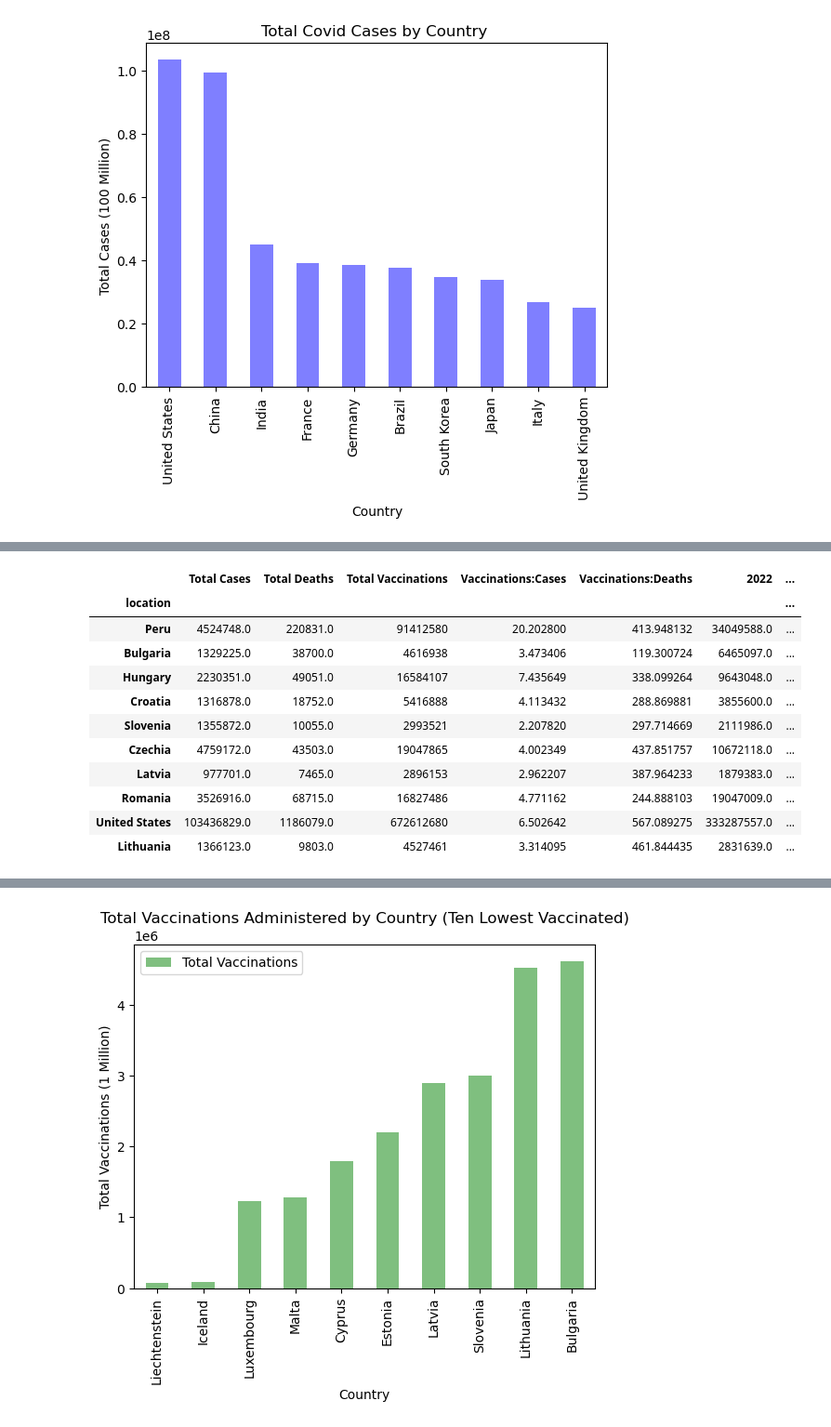
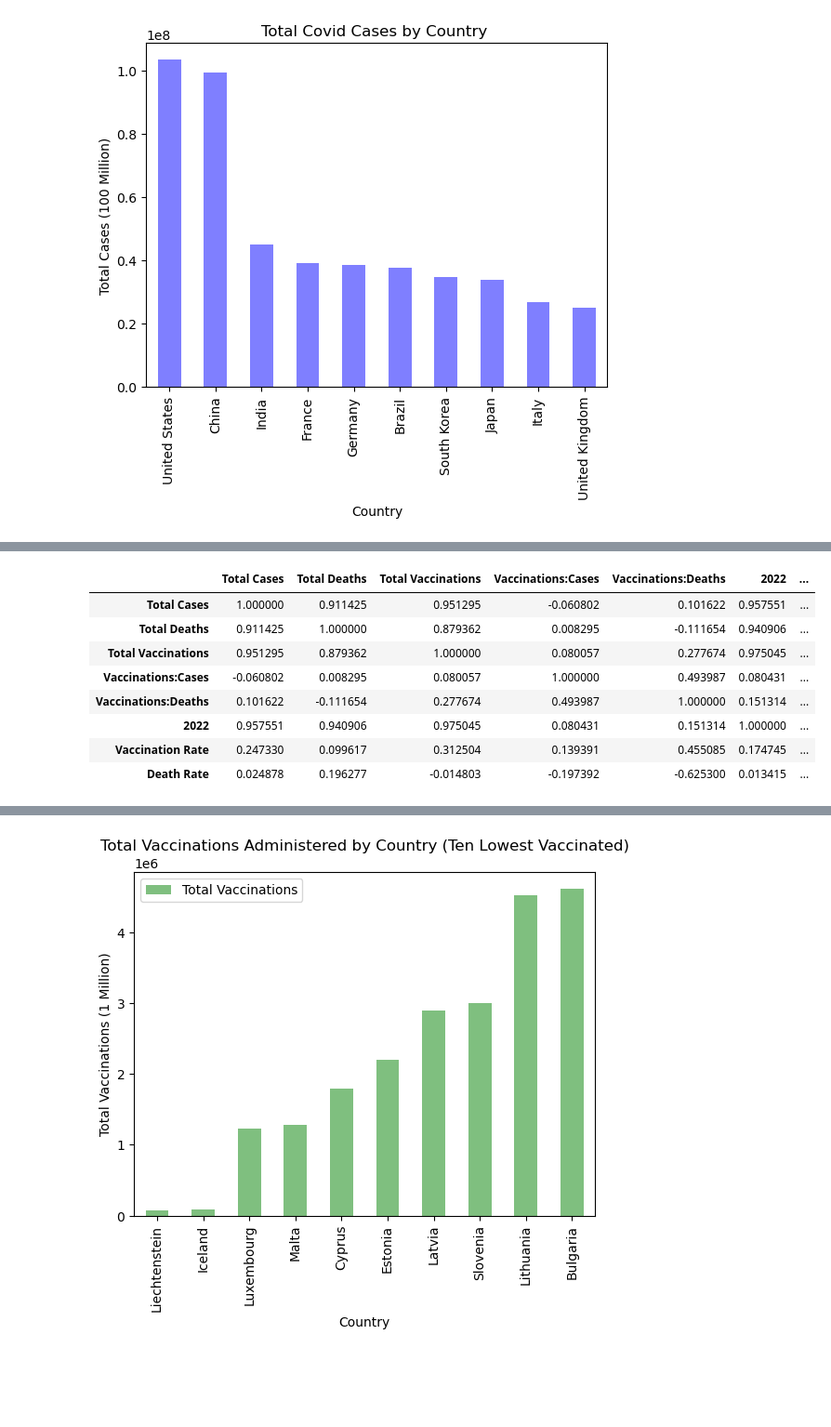
Before and after one commit to gburlew/Project-1, a Jupyter notebook: Notebooks/covid cases vs vax.ipynb, the cells around one changed output, grey strips where cells are left out. Shown: that part at 93% size. Drawn from its saved outputs; the diff is of its cells as text; code cells hidden in the pictures; blank space fills up the shorter version.

```diff
--- a/Notebooks/covid cases vs vax.ipynb
+++ b/Notebooks/covid cases vs vax.ipynb
@@ -205,16 +185,14 @@ The chart below shows the top ten countries with the highest number of cases, an
 # %%
 vax_rates['Death Rate'] = vax_rates['Total Deaths'] / vax_rates['2022'] * 100
 vax_rates.nlargest(n=10,columns='Death Rate')
+vax_rates.corr(method='pearson')
 # %% [output]
 |  | Total Cases | Total Deaths | Total Vaccinations | Vaccinations:Cases | Vaccinations:Deaths | 2022 | ... |
-| location |  |  |  |  |  |  | ... |
-| Peru | 4524748.0 | 220831.0 | 91412580 | 20.202800 | 413.948132 | 34049588.0 | ... |
-| Bulgaria | 1329225.0 | 38700.0 | 4616938 | 3.473406 | 119.300724 | 6465097.0 | ... |
-| Hungary | 2230351.0 | 49051.0 | 16584107 | 7.435649 | 338.099264 | 9643048.0 | ... |
-| Croatia | 1316878.0 | 18752.0 | 5416888 | 4.113432 | 288.869881 | 3855600.0 | ... |
-| Slovenia | 1355872.0 | 10055.0 | 2993521 | 2.207820 | 297.714669 | 2111986.0 | ... |
-| Czechia | 4759172.0 | 43503.0 | 19047865 | 4.002349 | 437.851757 | 10672118.0 | ... |
-| Latvia | 977701.0 | 7465.0 | 2896153 | 2.962207 | 387.964233 | 1879383.0 | ... |
-| Romania | 3526916.0 | 68715.0 | 16827486 | 4.771162 | 244.888103 | 19047009.0 | ... |
-| United States | 103436829.0 | 1186079.0 | 672612680 | 6.502642 | 567.089275 | 333287557.0 | ... |
-| Lithuania | 1366123.0 | 9803.0 | 4527461 | 3.314095 | 461.844435 | 2831639.0 | ... |
+| Total Cases | 1.000000 | 0.911425 | 0.951295 | -0.060802 | 0.101622 | 0.957551 | ... |
+| Total Deaths | 0.911425 | 1.000000 | 0.879362 | 0.008295 | -0.111654 | 0.940906 | ... |
+| Total Vaccinations | 0.951295 | 0.879362 | 1.000000 | 0.080057 | 0.277674 | 0.975045 | ... |
+| Vaccinations:Cases | -0.060802 | 0.008295 | 0.080057 | 1.000000 | 0.493987 | 0.080431 | ... |
+| Vaccinations:Deaths | 0.101622 | -0.111654 | 0.277674 | 0.493987 | 1.000000 | 0.151314 | ... |
+| 2022 | 0.957551 | 0.940906 | 0.975045 | 0.080431 | 0.151314 | 1.000000 | ... |
+| Vaccination Rate | 0.247330 | 0.099617 | 0.312504 | 0.139391 | 0.455085 | 0.174745 | ... |
+| Death Rate | 0.024878 | 0.196277 | -0.014803 | -0.197392 | -0.625300 | 0.013415 | ... |
```
Also changed, not shown: parts of 20 cells of this notebook.
